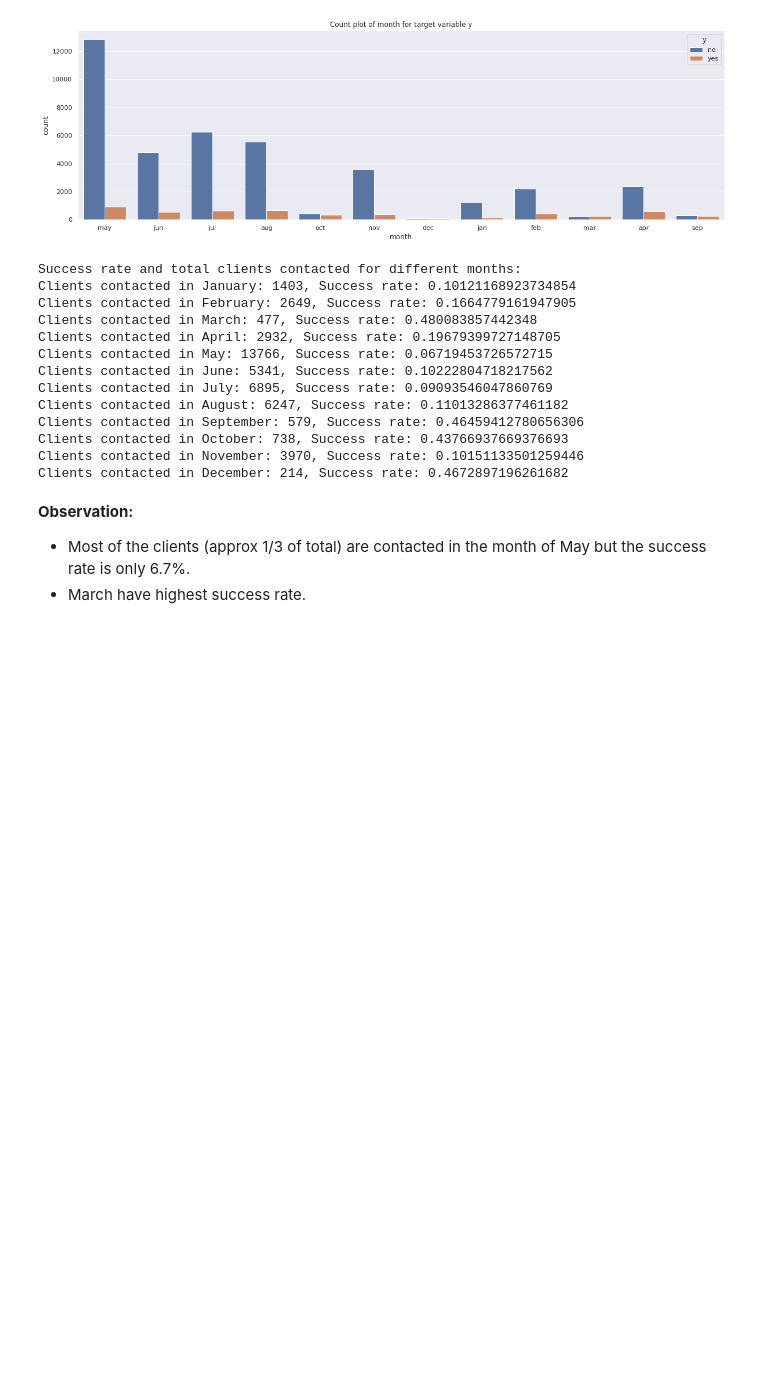
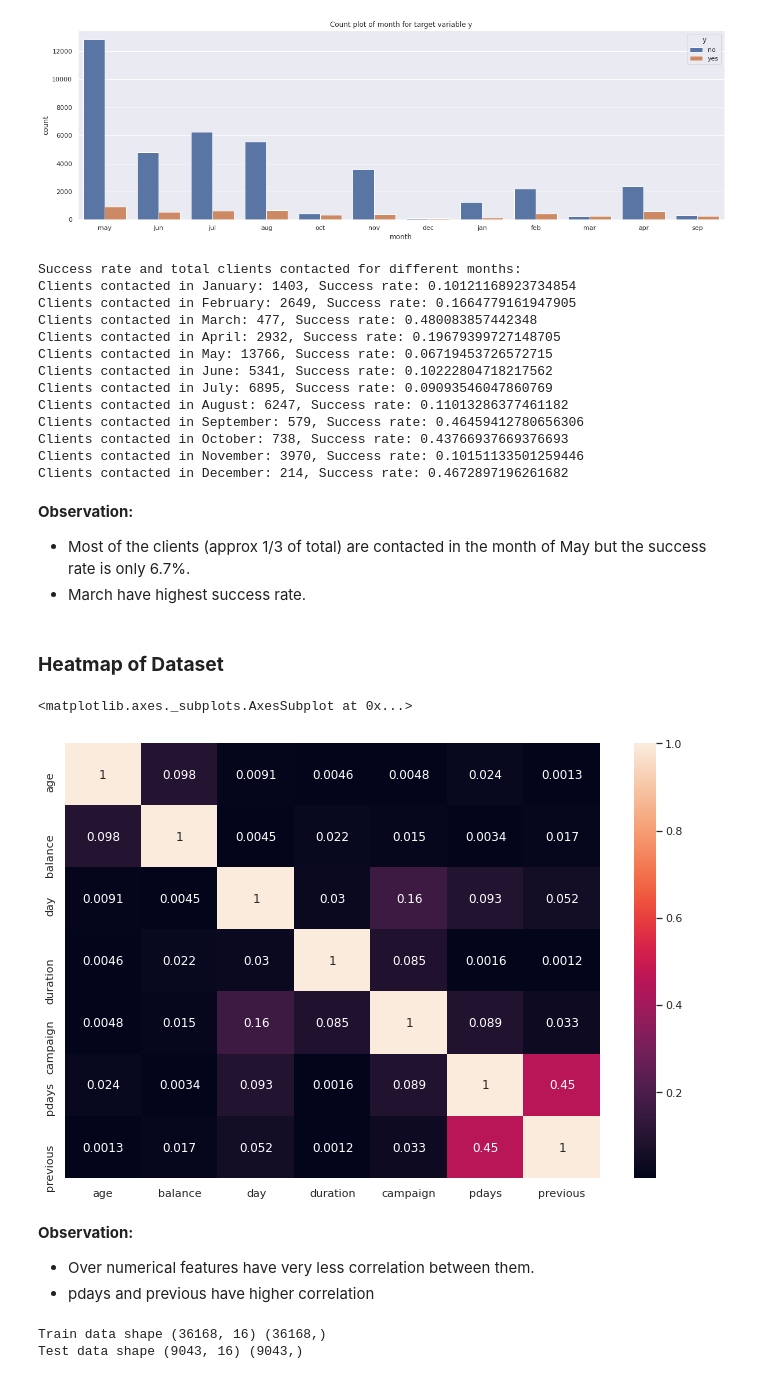
Before and after one commit to sagarrokad1/Bank-Marketing-Effectiveness-Prediction, a Jupyter notebook: Self_Notebook_of_Bank_Marketing_Effectiveness_Prediction_Capstone_Project.ipynb, the cells around one changed output. Drawn from its saved outputs; the diff is of its cells as text; code cells hidden in the pictures; blank space fills up the shorter version.

```diff
--- a/Self_Notebook_of_Bank_Marketing_Effectiveness_Prediction_Capstone_Project.ipynb
+++ b/Self_Notebook_of_Bank_Marketing_Effectiveness_Prediction_Capstone_Project.ipynb
@@ -406,3 +406,15 @@ Clients contacted in December: 214, Success rate: 0.4672897196261682
 __Observation:__
 * Most of the clients (approx 1/3 of total) are contacted in the month of May but the success rate is only 6.7%.
 * March have highest success rate.
+# %% [markdown]
+### **Heatmap of Dataset**
+# %%
+plt.subplots(figsize=(12,8))
+sns.heatmap(data.corr().abs(), annot=True)
+# %% [output]
+<matplotlib.axes._subplots.AxesSubplot at 0x...>
+[figure, added]
+# %% [markdown]
+__Observation:__
+* Over numerical features have very less correlation between them.
+* pdays and previous have higher correlation
@@ -408,0 +438,6 @@ __Observation:__
+# %%
+print('Train data shape {} {}'.format(x_train.shape, y_train.shape))
+print('Test data shape {} {}'.format(x_test.shape, y_test.shape))
+# %% [output]
+Train data shape (36168, 16) (36168,)
+Test data shape (9043, 16) (9043,)
```
Also changed, not shown: parts of 13 cells of this notebook.
